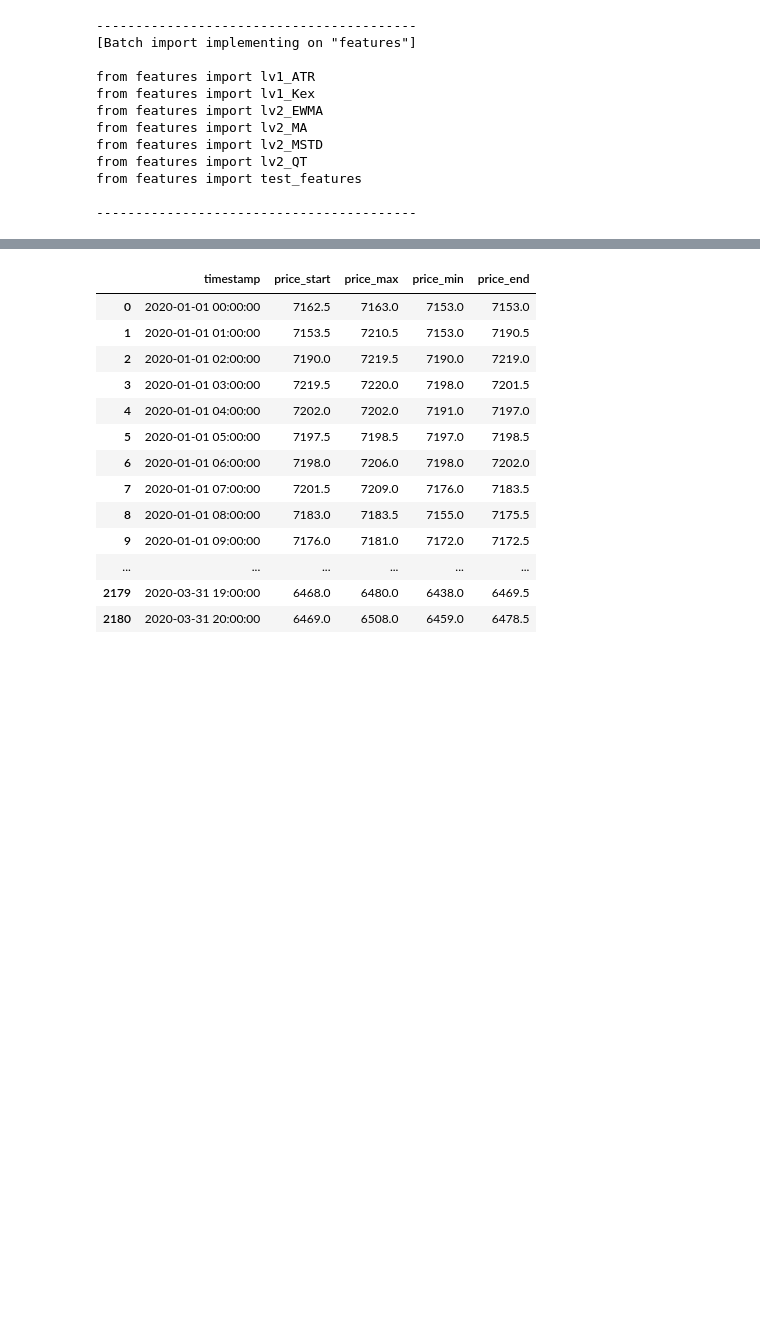
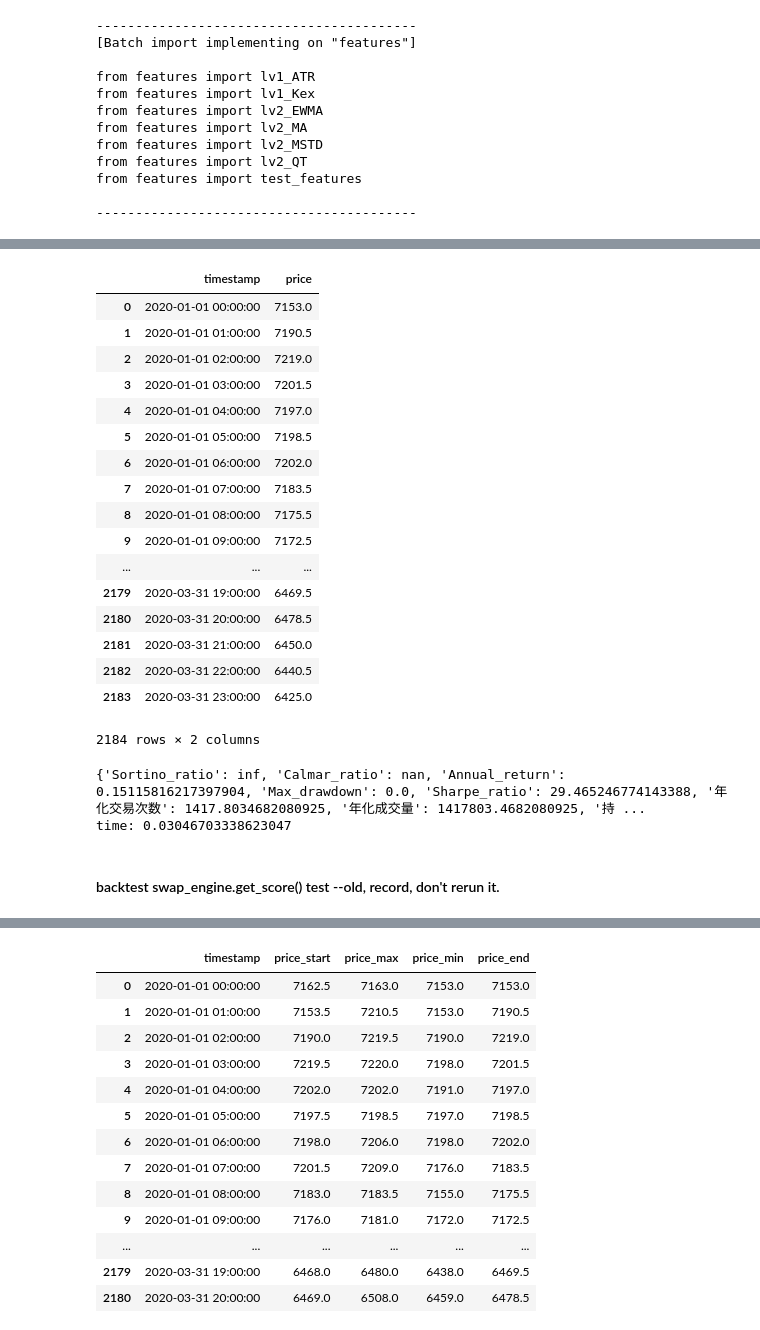
Before and after one commit to gitstum/deli-hub, a Jupyter notebook: test.ipynb, the cells around one changed output, grey strips where cells are left out. Saved outputs shown, nothing was run; the diff lists cells and outputs as text; code cells hidden in the pictures; blank space fills up the shorter version.

```diff
--- a/test.ipynb
+++ b/test.ipynb
@@ -26,3 +70,46 @@ display(HTML("<style>.container { width:95% !important; }</style>"))
+# %%
+# 准备历史记录df
+df_price = pd.read_csv('data/bitmex_price_1hour_2020q1.csv', usecols=['timestamp', 'price_end'])
+df_price.rename({'price_end': 'price'}, axis=1, inplace=True)
+df_price
+# %% [output]
+|  | timestamp | price |
+| 0 | 2020-01-01 00:00:00 | 7153.0 |
+| 1 | 2020-01-01 01:00:00 | 7190.5 |
+| 2 | 2020-01-01 02:00:00 | 7219.0 |
+| 3 | 2020-01-01 03:00:00 | 7201.5 |
+| 4 | 2020-01-01 04:00:00 | 7197.0 |
+| 5 | 2020-01-01 05:00:00 | 7198.5 |
+| 6 | 2020-01-01 06:00:00 | 7202.0 |
+| 7 | 2020-01-01 07:00:00 | 7183.5 |
+| 8 | 2020-01-01 08:00:00 | 7175.5 |
+| 9 | 2020-01-01 09:00:00 | 7172.5 |
+| ... | ... | ... |
+| 2179 | 2020-03-31 19:00:00 | 6469.5 |
+| 2180 | 2020-03-31 20:00:00 | 6478.5 |
+| 2181 | 2020-03-31 21:00:00 | 6450.0 |
+| 2182 | 2020-03-31 22:00:00 | 6440.5 |
+| 2183 | 2020-03-31 23:00:00 | 6425.0 |
+2184 rows × 2 columns
+# %%
+# TEST IT
+
+t0 = time.time()
+
+score = Tools.get_score(trading_record,
+                          df_price,
+                          capital=1000,
+                          annual_period=(365 * 24),
+                          save_path='trading_record_test(after).csv'
+                          )
+print(score)
+
+print('time: %s' % (time.time() - t0))
+# %% [output]
+{'Sortino_ratio': inf, 'Calmar_ratio': nan, 'Annual_return': 0.15115816217397904, 'Max_drawdown': 0.0, 'Sharpe_ratio': 29.465246774143388, '年化交易次数': 1417.8034682080925, '年化成交量': 1417803.4682080925, '持 ...
+time: 0.03046703338623047
+# %% [markdown]
+#### backtest swap_engine.get_score() test  --old, record, don't rerun it.
 # %%
 from backtest import swap_engine
 # %%
```
Also changed, not shown: parts of 10 cells of this notebook.
